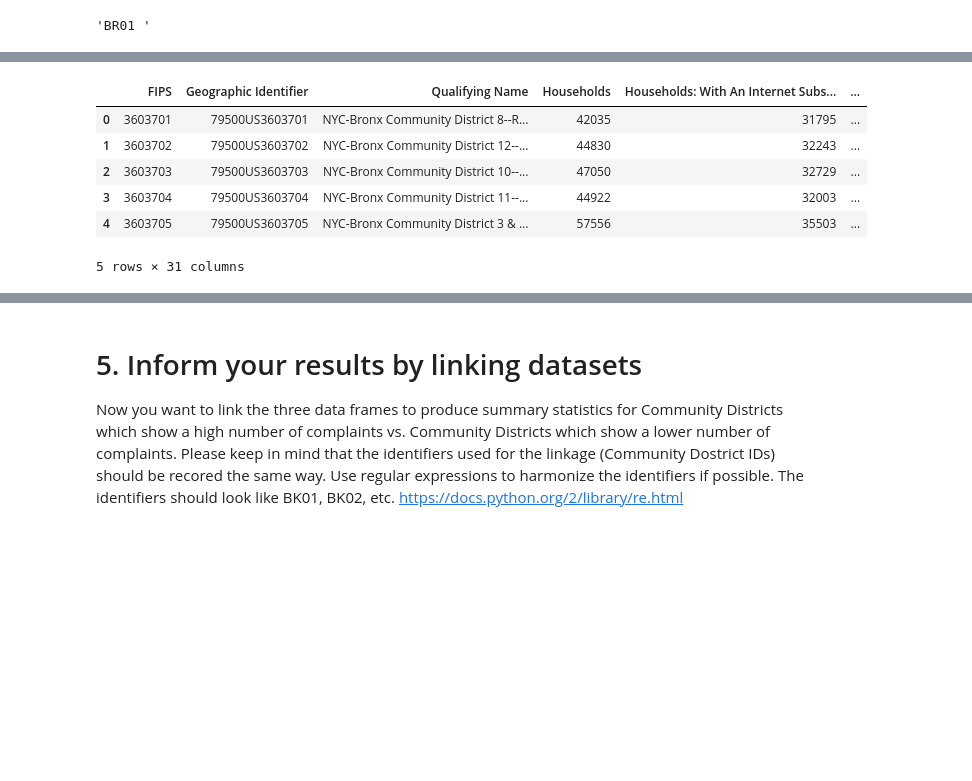
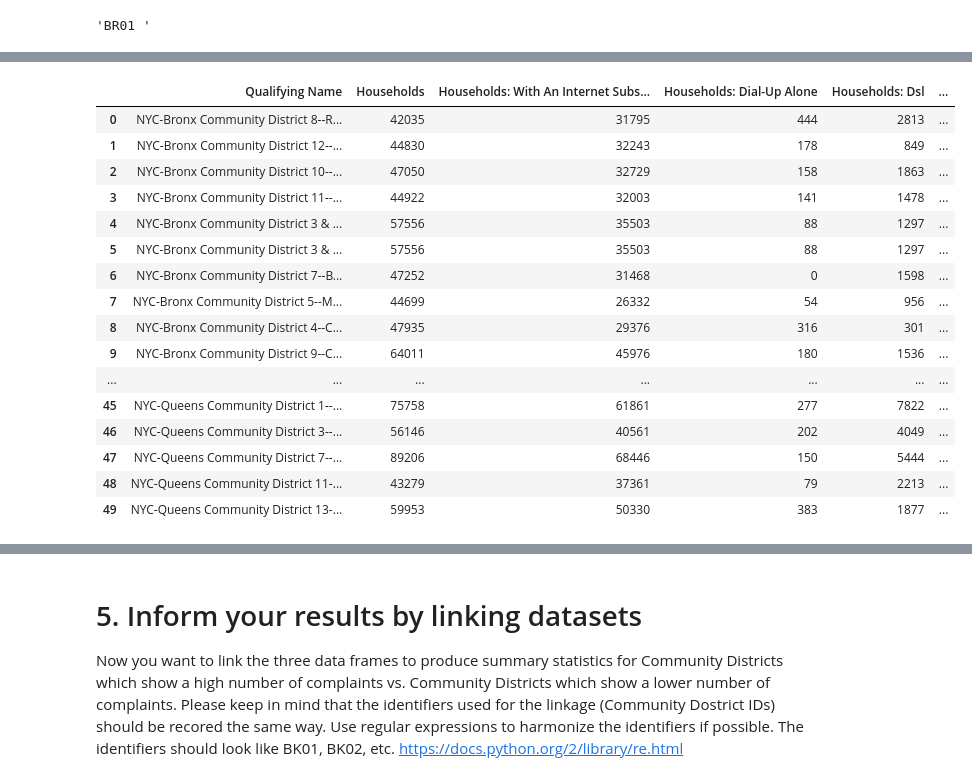
Before and after one commit to fernandomelchor/PUI2016_lmf445, a Jupyter notebook: HW8_lmf445/HW8_lmf445.ipynb, the cells around one changed output, grey strips where cells are left out. Saved outputs shown, nothing was run; the diff lists cells and outputs as text; code cells hidden in the pictures; blank space fills up the shorter version.

```diff
--- a/HW8_lmf445/HW8_lmf445.ipynb
+++ b/HW8_lmf445/HW8_lmf445.ipynb
@@ -318,20 +328,26 @@ Index([u'FIPS', u'Geographic Identifier', u'Qualifying Name', u'Households',
 # %%
-Index([ u'Qualifying Name', u'Households',
-       u'Households: With An Internet Subscription',
-
-       u'Households: With Mobile Broadband',
-
-       u'Households: Internet Access Without A Subscription',
-       u'Households: No Internet Access',
-
-       u'Households: Has A Computer',
+df_infr = df_infr[['Qualifying Name', 'Households', 'Households: With An Internet Subscription',\
+                   'Households: Dial-Up Alone','Households: Dsl','Households: With Mobile Broadband',\
+                   'Households: Cable Modem','Households: Fiber-Optic',\
+                   'Households: Satellite Internet Service',\
+                   'Households: No Internet Access']]
 # %%
-df_infr.head()
+df_infr.head(50)
 # %% [output]
-|  | FIPS | Geographic Identifier | Qualifying Name | Households | Households: With An Internet Subs... | ... |
-| 0 | 3603701 | 79500US3603701 | NYC-Bronx Community District 8--R... | 42035 | 31795 | ... |
-| 1 | 3603702 | 79500US3603702 | NYC-Bronx Community District 12--... | 44830 | 32243 | ... |
-| 2 | 3603703 | 79500US3603703 | NYC-Bronx Community District 10--... | 47050 | 32729 | ... |
-| 3 | 3603704 | 79500US3603704 | NYC-Bronx Community District 11--... | 44922 | 32003 | ... |
-| 4 | 3603705 | 79500US3603705 | NYC-Bronx Community District 3 & ... | 57556 | 35503 | ... |
+|  | Qualifying Name | Households | Households: With An Internet Subs... | Households: Dial-Up Alone | Households: Dsl | ... |
+| 0 | NYC-Bronx Community District 8--R... | 42035 | 31795 | 444 | 2813 | ... |
+| 1 | NYC-Bronx Community District 12--... | 44830 | 32243 | 178 | 849 | ... |
+| 2 | NYC-Bronx Community District 10--... | 47050 | 32729 | 158 | 1863 | ... |
+| 3 | NYC-Bronx Community District 11--... | 44922 | 32003 | 141 | 1478 | ... |
+| 4 | NYC-Bronx Community District 3 & ... | 57556 | 35503 | 88 | 1297 | ... |
+| 5 | NYC-Bronx Community District 3 & ... | 57556 | 35503 | 88 | 1297 | ... |
+| 6 | NYC-Bronx Community District 7--B... | 47252 | 31468 | 0 | 1598 | ... |
+| 7 | NYC-Bronx Community District 5--M... | 44699 | 26332 | 54 | 956 | ... |
+| 8 | NYC-Bronx Community District 4--C... | 47935 | 29376 | 316 | 301 | ... |
+| 9 | NYC-Bronx Community District 9--C... | 64011 | 45976 | 180 | 1536 | ... |
+| ... | ... | ... | ... | ... | ... | ... |
+| 45 | NYC-Queens Community District 1--... | 75758 | 61861 | 277 | 7822 | ... |
+| 46 | NYC-Queens Community District 3--... | 56146 | 40561 | 202 | 4049 | ... |
+| 47 | NYC-Queens Community District 7--... | 89206 | 68446 | 150 | 5444 | ... |
+| 48 | NYC-Queens Community District 11-... | 43279 | 37361 | 79 | 2213 | ... |
+| 49 | NYC-Queens Community District 13-... | 59953 | 50330 | 383 | 1877 | ... |
-5 rows × 31 columns
```
Also changed, not shown: parts of 22 cells of this notebook.
